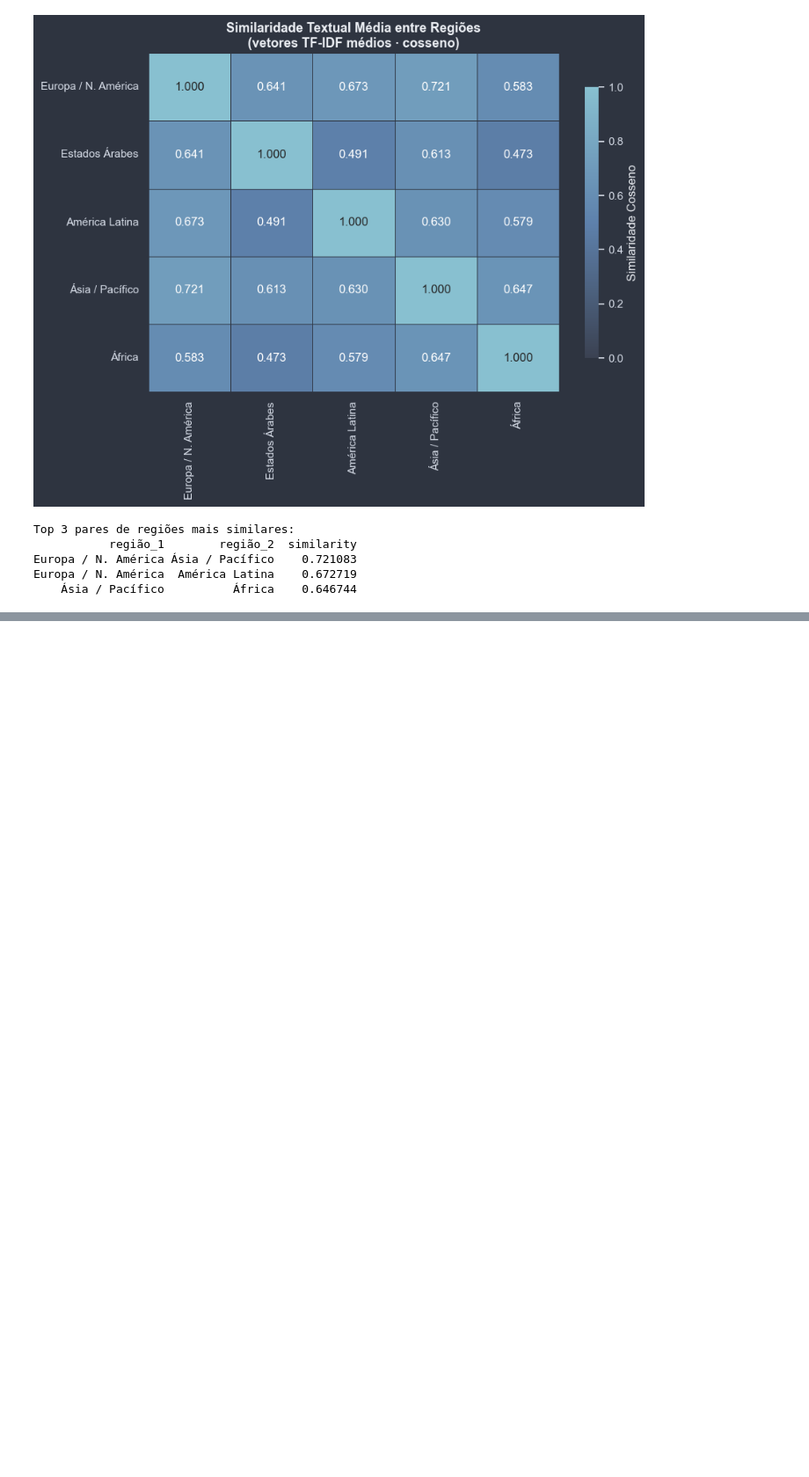
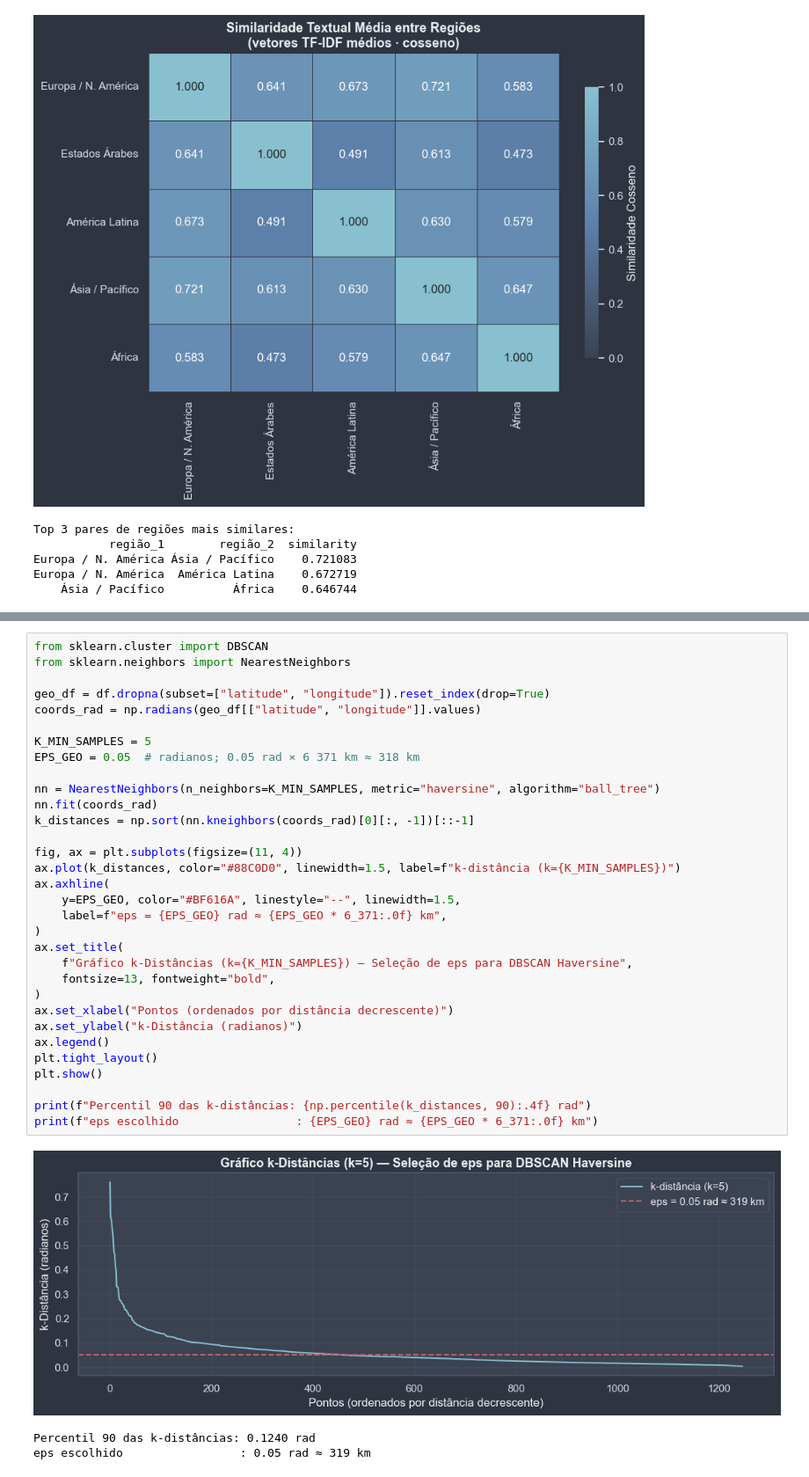
Before and after one commit to leandrofreiredealmeida/unesco_sites, a Jupyter notebook: notebooks/02_modeling.ipynb, the cells around one changed output, grey strips where cells are left out. Shown at 88% size. Cells and saved outputs as stored; diff of their text form; blank space fills up the shorter version.

Commit message:
adicionando clustering geografico e classificacao tematica

```diff
--- a/notebooks/02_modeling.ipynb
+++ b/notebooks/02_modeling.ipynb
@@ -380,0 +427,36 @@ Europa / N. América  América Latina    0.672719
+# %%
+from sklearn.cluster import DBSCAN
+from sklearn.neighbors import NearestNeighbors
+
+geo_df = df.dropna(subset=["latitude", "longitude"]).reset_index(drop=True)
+coords_rad = np.radians(geo_df[["latitude", "longitude"]].values)
+
+K_MIN_SAMPLES = 5
+EPS_GEO = 0.05  # radianos; 0.05 rad × 6 371 km ≈ 318 km
+
+nn = NearestNeighbors(n_neighbors=K_MIN_SAMPLES, metric="haversine", algorithm="ball_tree")
+nn.fit(coords_rad)
+k_distances = np.sort(nn.kneighbors(coords_rad)[0][:, -1])[::-1]
+
+fig, ax = plt.subplots(figsize=(11, 4))
+ax.plot(k_distances, color="#88C0D0", linewidth=1.5, label=f"k-distância (k={K_MIN_SAMPLES})")
+ax.axhline(
+    y=EPS_GEO, color="#BF616A", linestyle="--", linewidth=1.5,
+    label=f"eps = {EPS_GEO} rad ≈ {EPS_GEO * 6_371:.0f} km",
+)
+ax.set_title(
+    f"Gráfico k-Distâncias (k={K_MIN_SAMPLES}) — Seleção de eps para DBSCAN Haversine",
+    fontsize=13, fontweight="bold",
+)
+ax.set_xlabel("Pontos (ordenados por distância decrescente)")
+ax.set_ylabel("k-Distância (radianos)")
+ax.legend()
+plt.tight_layout()
+plt.show()
+
+print(f"Percentil 90 das k-distâncias: {np.percentile(k_distances, 90):.4f} rad")
+print(f"eps escolhido                 : {EPS_GEO} rad ≈ {EPS_GEO * 6_371:.0f} km")
+# %% [output]
+[figure, added]
+Percentil 90 das k-distâncias: 0.1240 rad
+eps escolhido                 : 0.05 rad ≈ 319 km
```
Also changed, not shown: parts of 22 cells of this notebook, 1 other file.
